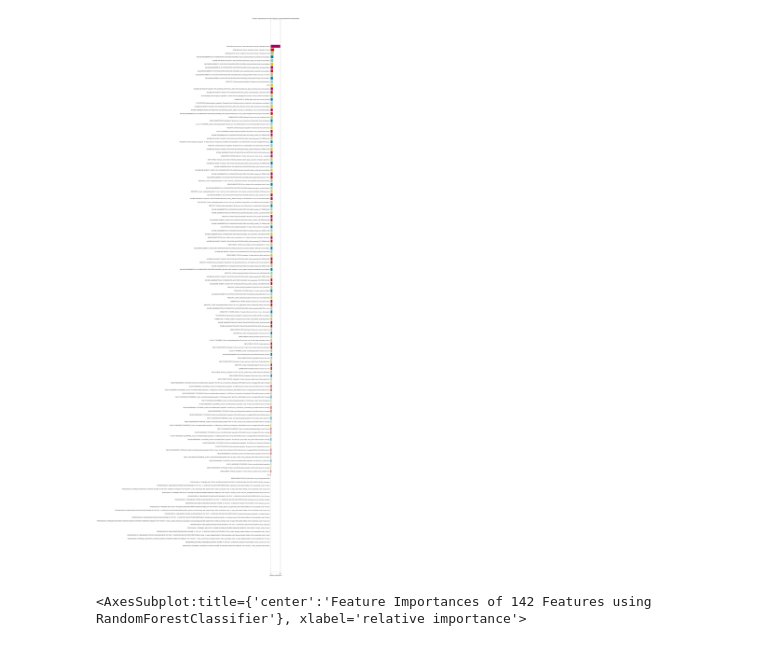
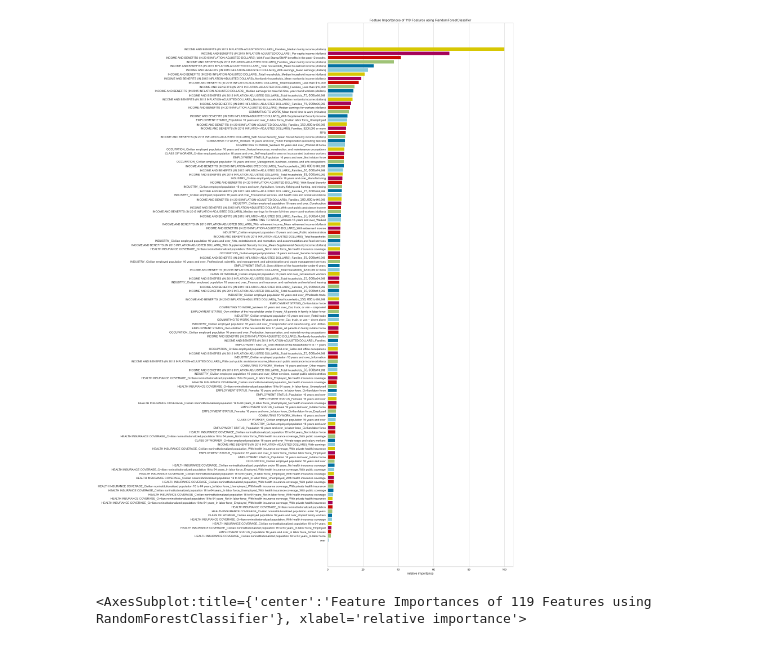
Before and after one commit to georgetown-analytics/Bleeding-Hearts, a Jupyter notebook: models/feature_importance.ipynb, the cells around one changed output. Saved outputs shown, nothing was run; the diff lists cells and outputs as text; code cells hidden in the pictures.

Commit message:
feature importance est data

```diff
--- a/models/feature_importance.ipynb
+++ b/models/feature_importance.ipynb
@@ -66,0 +40,8 @@ Index(['EMPLOYMENT STATUS_Population 16 years and over',
+# %%
+means = {}
+cols=list(est)
+for c in cols:
+    if len(est) - est[c].count() > 0:
+        means[c] = est[c].dropna().mean()
+est.fillna(value=means,inplace=True)
+est.columns[est.isnull().any()]
@@ -66,0 +53,8 @@ Index(['EMPLOYMENT STATUS_Population 16 years and over',
+# %%
+#remove COI columns except for target: Child Opportunity Levels, overall COI, nationally-normed
+cols=list(est)
+coi_cols=cols[-8:]
+coi_cols.remove('Child Opportunity Levels, overall COI, nationally-normed')
+clean_cols = [i for i in cols if i not in coi_cols]
+est = est[clean_cols]
+est.info()
@@ -66,0 +67,3 @@ Index(['EMPLOYMENT STATUS_Population 16 years and over',
+# %%
+est['FIPS']=est['FIPS'].astype('string')
+est['FIPS'].dtype
@@ -85,7 +90,7 @@ from yellowbrick.classifier import classification_report
 from yellowbrick.regressor import prediction_error, ResidualsPlot
 
 # Set the default figure size for matplotlib
-plt.rcParams['figure.figsize'] = (20, 60)
+plt.rcParams['figure.figsize'] = (9, 6)
 
 
 from sklearn.metrics import f1_score
@@ -116,4 +121,9 @@ from yellowbrick.classifier import ConfusionMatrix
 from yellowbrick.classifier import ClassificationReport
 from yellowbrick.features import FeatureImportances
 
+#from yellowbrick.datasets import load_game
+from yellowbrick.target import ClassBalance
+from sklearn.utils import resample
+
 from sklearn.model_selection import train_test_split as tts
+from sklearn.impute import SimpleImputer
@@ -129,17 +130,15 @@ FeatureImportances(ax=<AxesSubplot:title={'center':'Feature Importances of 142 F
 # %%
 from sklearn.ensemble import RandomForestClassifier
-
-from yellowbrick.datasets import load_occupancy
 from yellowbrick.model_selection import FeatureImportances
 
 # Load the classification data set
-X = est.loc[:, est.columns != 'Child Opportunity Scores, overall COI, nationally-normed']
-y = est['Child Opportunity Scores, overall COI, nationally-normed']
+X = est.loc[:, est.columns != 'Child Opportunity Levels, overall COI, nationally-normed']
+y = est['Child Opportunity Levels, overall COI, nationally-normed']
 
 model = RandomForestClassifier(n_estimators=10)
-viz = FeatureImportances(model)
+viz = FeatureImportances(model,size=(1500, 2000))
 viz.fit(X, y)
 viz.show()
 # %% [output]
-[figure, old version]
+[figure, new version]
-<AxesSubplot:title={'center':'Feature Importances of 142 Features using RandomForestClassifier'}, xlabel='relative importance'>
+<AxesSubplot:title={'center':'Feature Importances of 119 Features using RandomForestClassifier'}, xlabel='relative importance'>
```
Also changed, not shown: parts of 16 cells of this notebook.
